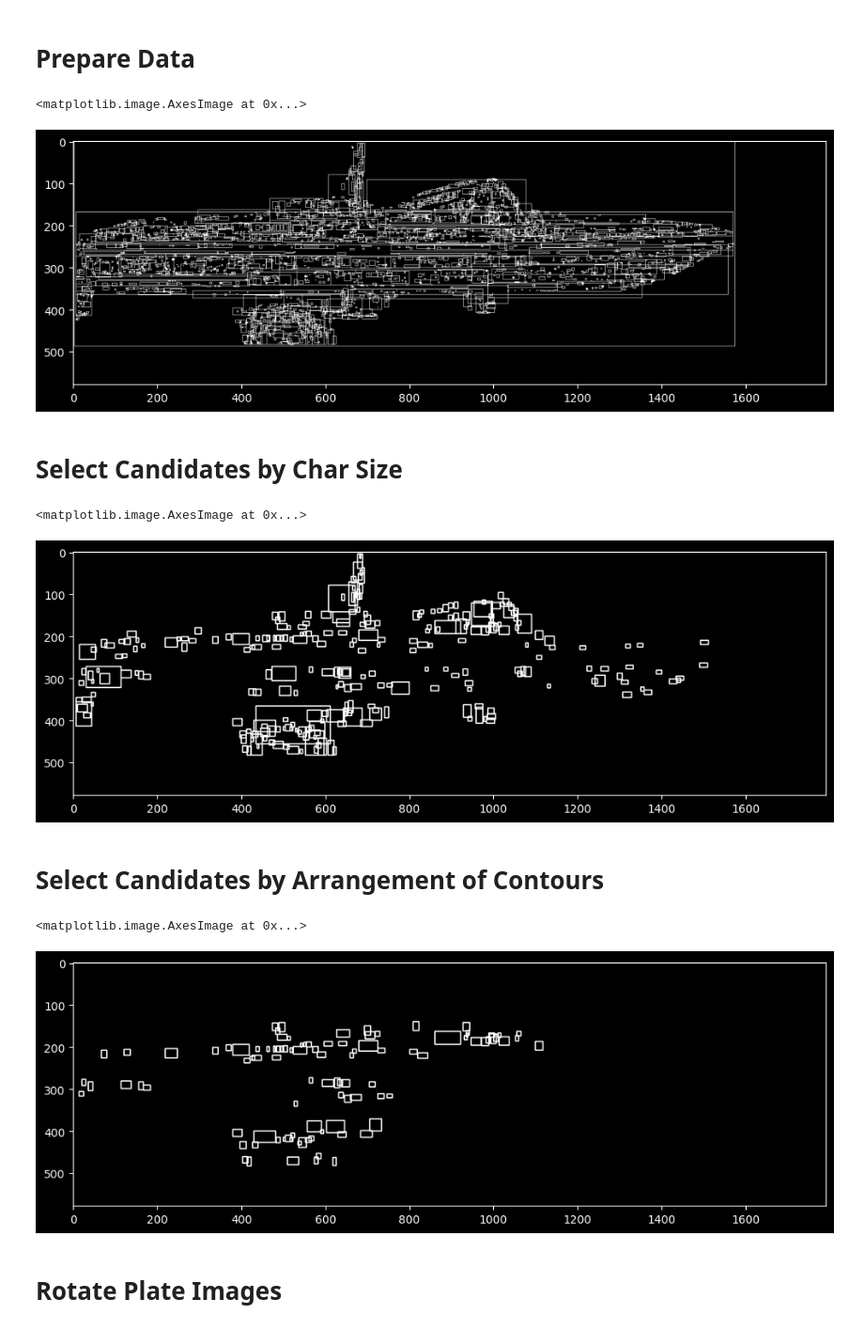
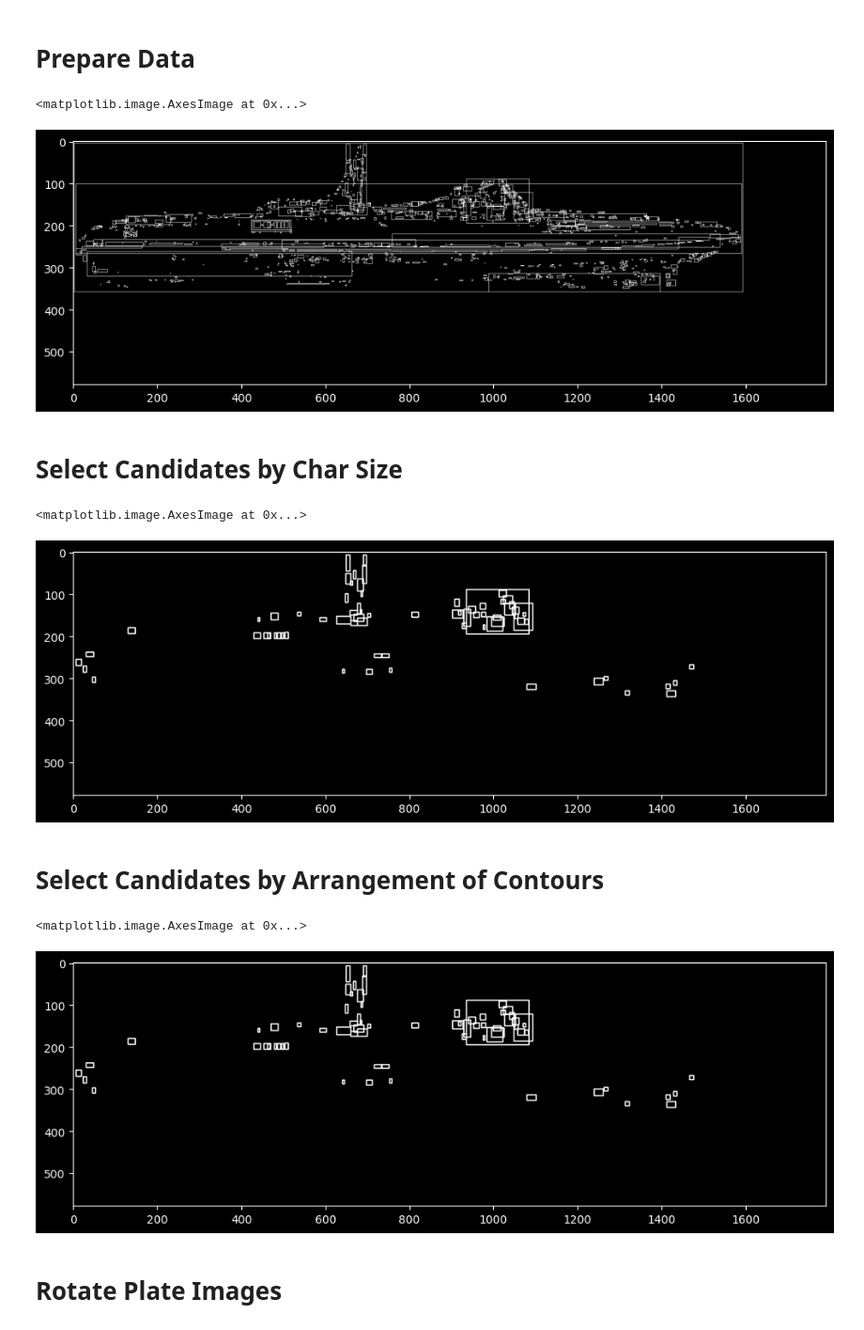
Before and after one commit to geun-hyoung/python_object_detection_ocr, a Jupyter notebook: main.ipynb, the cells around one changed output. Shown at 94% size. Cells and saved outputs as stored; diff of their text form; code cells hidden in the pictures.

```diff
--- a/main.ipynb
+++ b/main.ipynb
@@ -40,17 +50,17 @@ import matplotlib.pyplot as plt
 
 # ============== 설정 ==============
 IMG_PATH = '/content/drive/MyDrive/Colab Notebooks/17.jpg'  # 경로에 맞게 수정
-MODEL_WEIGHTS = 'yolov8s-seg.pt'
+MODEL_WEIGHTS = 'yolov8l-seg.pt'
 UPSCALE_FACTOR = 2.0
 # Enhancement tunables (조정해가며 테스트)
-CLAHE_CLIP = 2.0           # CLAHE 강도 (1.0~3.0 권장)
+CLAHE_CLIP = 3.0           # CLAHE 강도 (1.0~3.0 권장)
 CLAHE_TILE = (8,8)         # CLAHE 타일 크기
 BILATERAL_D = 5            # bilateral 필터 직경 (작게 유지)
-BILATERAL_SIGMA_COLOR = 15 # bilateral 색상 시그마 (작게: 획 보존)
+BILATERAL_SIGMA_COLOR = 10 # bilateral 색상 시그마 (작게: 획 보존)
 BILATERAL_SIGMA_SPACE = 50 # bilateral 거리 시그마
-SHARP_ALPHA = 0.8          # 언샤프 강도 (0 = 없음, 0.3~0.8 권장)
+SHARP_ALPHA = 0.3          # 언샤프 강도 (0 = 없음, 0.3~0.8 권장)
 GAUSS_SIGMA = 1.0          # 언샤프용 가우시안 시그마
-GAMMA = 0.8               # 감마 (>1 밝게, <1 어둡게)
+GAMMA = 1              # 감마 (>1 밝게, <1 어둡게)
 BRIGHTNESS = -50         # 밝기 보정 (정수, 음수 가능)
 CONTRAST_ALPHA = 1.1       # 전역 대비 스케일 (1.0 = 유지)
 # ===================================
@@ -300,14 +310,16 @@ Speed: 2.4ms preprocess, 306.7ms inference, 12.9ms postprocess per image at shap
 # %%
 gray_clahe=gray
-img_blurred = cv2.bilateralFilter(gray_clahe, d=5, sigmaColor=25, sigmaSpace=25)
 
-structuringElement = cv2.getStructuringElement(cv2.MORPH_RECT, (11, 11))
+structuringElement = cv2.getStructuringElement(cv2.MORPH_RECT, (3, 3))
 
-imgTopHat = cv2.morphologyEx(img_blurred, cv2.MORPH_TOPHAT, structuringElement)
-imgBlackHat = cv2.morphologyEx(img_blurred, cv2.MORPH_BLACKHAT, structuringElement)
+imgTopHat = cv2.morphologyEx(gray_clahe, cv2.MORPH_TOPHAT, structuringElement)
+imgBlackHat = cv2.morphologyEx(gray_clahe, cv2.MORPH_BLACKHAT, structuringElement)
 
-imgGrayscalePlusTopHat = cv2.add(img_blurred, imgTopHat)
+imgGrayscalePlusTopHat = cv2.add(gray_clahe, imgTopHat)
 gray_clahe = cv2.subtract(imgGrayscalePlusTopHat, imgBlackHat)
+
+img_blurred = cv2.bilateralFilter(gray_clahe, d=9, sigmaColor=15, sigmaSpace=85)
+gray_clahe = img_blurred
 
 plt.figure(figsize=(12, 10))
 plt.imshow(gray_clahe, cmap='gray')
@@ -320,8 +332,8 @@ img_thresh = cv2.adaptiveThreshold(
     maxValue=255.0,
     adaptiveMethod=cv2.ADAPTIVE_THRESH_GAUSSIAN_C,
     thresholdType=cv2.THRESH_BINARY_INV,
-    blockSize=9,
-    C=3
+    blockSize=19,
+    C=9
 )
 
 plt.figure(figsize=(12, 10))
@@ -373,7 +385,7 @@ plt.figure(figsize=(12, 10))
 plt.imshow(temp_result, cmap='gray')
 # %% [output]
 <matplotlib.image.AxesImage at 0x...>
-[figure, old version]
+[figure, new version]
 # %% [markdown]
 # Select Candidates by Char Size
 # %%
@@ -409,7 +421,7 @@ plt.figure(figsize=(12, 10))
 plt.imshow(temp_result, cmap='gray')
 # %% [output]
 <matplotlib.image.AxesImage at 0x...>
-[figure, old version]
+[figure, new version]
 # %% [markdown]
 # Select Candidates by Arrangement of Contours
 # %%
@@ -417,9 +429,9 @@ plt.imshow(temp_result, cmap='gray')
 MAX_DIAG_MULTIPLYER = 5   # 원래 5 -> 더 멀리 있는 문자까지 허용
 MAX_ANGLE_DIFF = 12       # 원래 12 -> 더 기울어진 라인 허용
 MAX_AREA_DIFF = 0.8         # 원래 0.5 -> 면적 차 80%까지 허용
-MAX_WIDTH_DIFF =  2        # 원래 0.8 -> 너비 차 더 관대하게
-MAX_HEIGHT_DIFF = 0.4       # 원래 0.2 -> 높이 차 더 관대하게
-MIN_N_MATCHED = 6           # 원래 3 -> 2개만 있어도 그룹 인정 (짧은 시퀀스 허용)
+MAX_WIDTH_DIFF =  0.8        # 원래 0.8 -> 너비 차 더 관대하게
+MAX_HEIGHT_DIFF = 0.2       # 원래 0.2 -> 높이 차 더 관대하게
+MIN_N_MATCHED = 1           # 원래 3 -> 2개만 있어도 그룹 인정 (짧은 시퀀스 허용)
 
 
 def find_chars(contour_list):
@@ -466,34 +478,34 @@ def find_chars(contour_list):
         unmatched_contour = np.take(possible_contours, unmatched_contour_idx)
 
         # recursive
         recursive_contour_list = find_chars(unmatched_contour)
 
         for idx in recursive_contour_list:
             matched_result_idx.append(idx)
 
         break
 
     return matched_result_idx
 
 result_idx = find_chars(possible_contours)
 
 matched_result = []
 for idx_list in result_idx:
     matched_result.append(np.take(possible_contours, idx_list))
 
 # visualize possible contours
 temp_result = np.zeros((height, width, channel), dtype=np.uint8)
 
 for r in matched_result:
     for d in r:
 #         cv2.drawContours(temp_result, d['contour'], -1, (255, 255, 255))
         cv2.rectangle(temp_result, pt1=(d['x'], d['y']), pt2=(d['x']+d['w'], d['y']+d['h']), color=(255, 255, 255), thickness=2)
 
 plt.figure(figsize=(12, 10))
 plt.imshow(temp_result, cmap='gray')
 # %% [output]
 <matplotlib.image.AxesImage at 0x...>
-[figure, old version]
+[figure, new version]
 # %% [markdown]
 # Rotate Plate Images
 # %%
```
Also changed, not shown: parts of 11 cells of this notebook.
